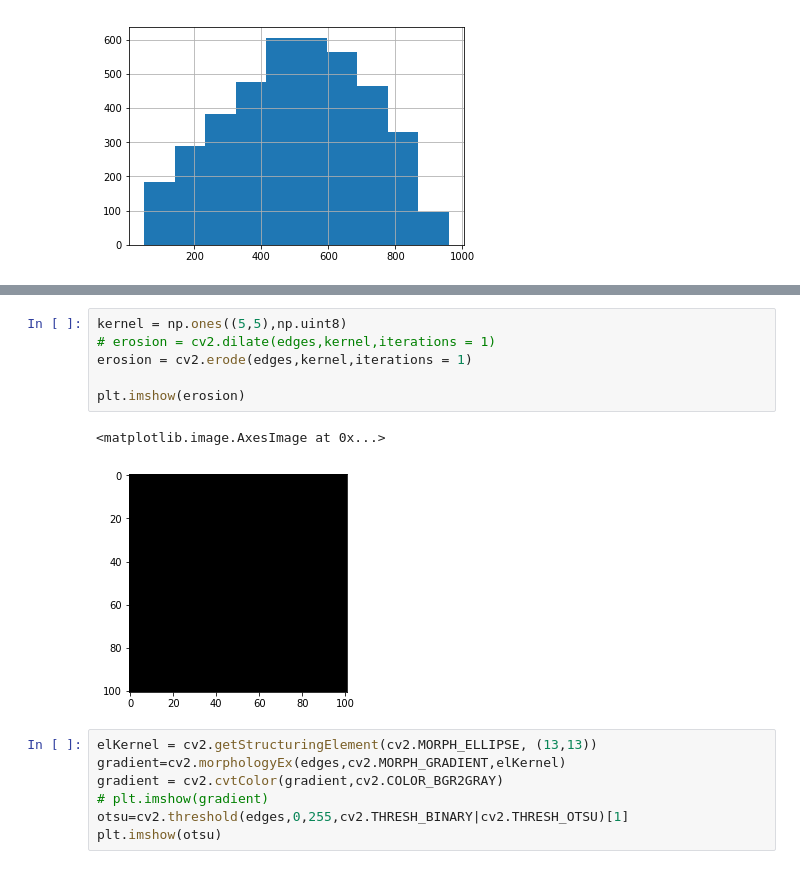
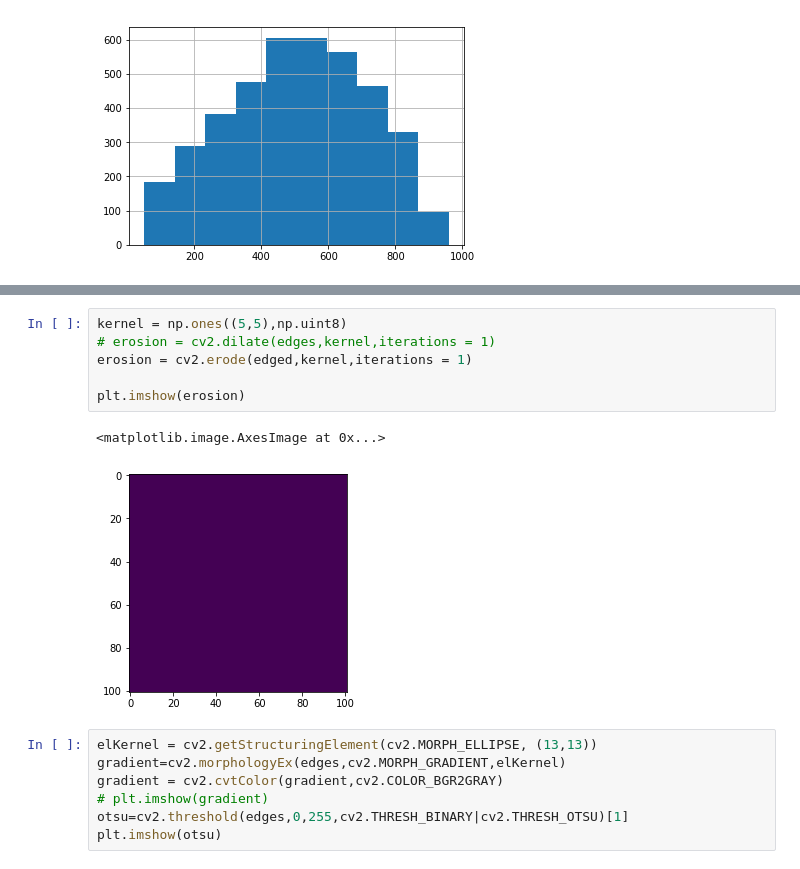
Before and after one commit to abskj/tgs_salt_detection, a Jupyter notebook: notebooks/exploratory/ImageProcessingExperiments.ipynb, the cells around one changed output, grey strips where cells are left out. Drawn from its saved outputs; the diff is of its cells as text.

```diff
--- a/notebooks/exploratory/ImageProcessingExperiments.ipynb
+++ b/notebooks/exploratory/ImageProcessingExperiments.ipynb
@@ -72,12 +95,12 @@ plt.imshow(out)
 # %%
 kernel = np.ones((5,5),np.uint8)
 # erosion = cv2.dilate(edges,kernel,iterations = 1)
-erosion = cv2.erode(edges,kernel,iterations = 1)
+erosion = cv2.erode(edged,kernel,iterations = 1)
 
 plt.imshow(erosion)
 # %% [output]
 <matplotlib.image.AxesImage at 0x...>
-[figure, old version]
+[figure, new version]
 # %%
 elKernel = cv2.getStructuringElement(cv2.MORPH_ELLIPSE, (13,13))
 gradient=cv2.morphologyEx(edges,cv2.MORPH_GRADIENT,elKernel)
```
Also changed, not shown: parts of 10 cells of this notebook, 4 other files.
